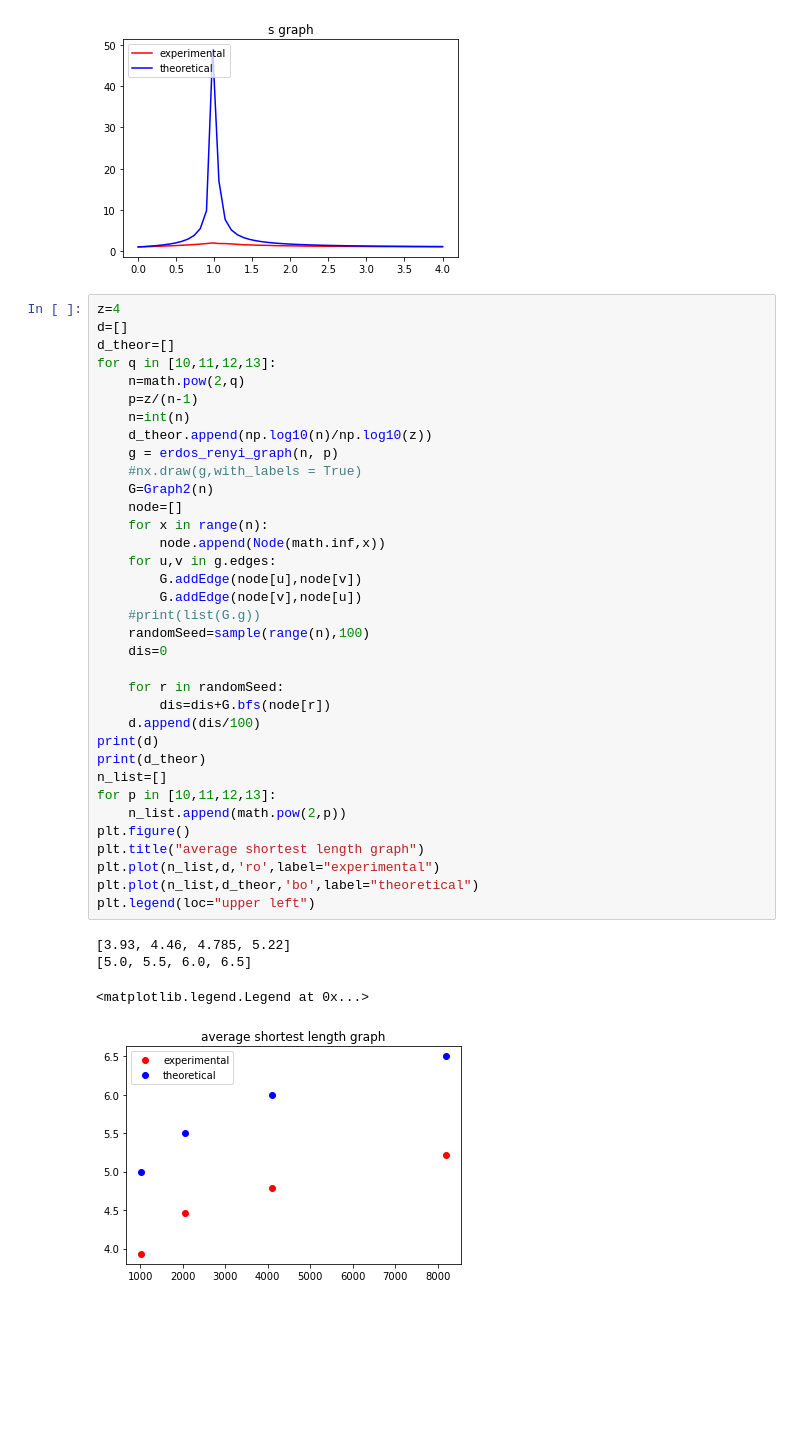
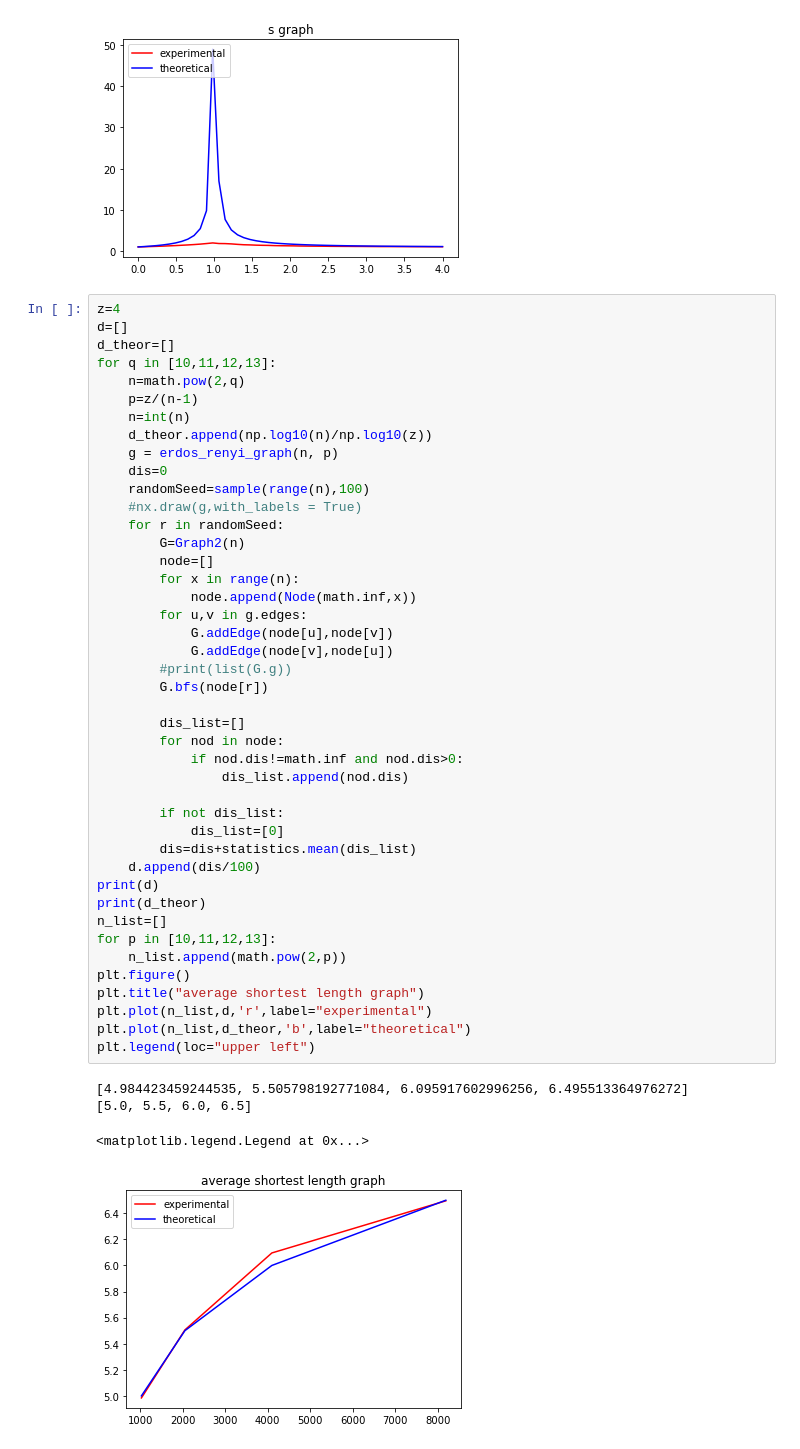
Before and after one commit to krgaurav-iitb/Poisson-random-graphs-analysis, a Jupyter notebook: graphAnalysis.ipynb, the cells around one changed output. Saved outputs shown, nothing was run; the diff lists cells and outputs as text; blank space fills up the shorter version.

```diff
--- a/graphAnalysis.ipynb
+++ b/graphAnalysis.ipynb
@@ -142,40 +142,48 @@ plt.legend(loc="upper left")
 # %%
 z=4
 d=[]
 d_theor=[]
 for q in [10,11,12,13]:
     n=math.pow(2,q)
     p=z/(n-1)
     n=int(n)
     d_theor.append(np.log10(n)/np.log10(z))
     g = erdos_renyi_graph(n, p)
+    dis=0
+    randomSeed=sample(range(n),100)
     #nx.draw(g,with_labels = True)
-    G=Graph2(n)
-    node=[]
-    for x in range(n):
-        node.append(Node(math.inf,x))
-    for u,v in g.edges:
-        G.addEdge(node[u],node[v])
-        G.addEdge(node[v],node[u])
-    #print(list(G.g))
-    randomSeed=sample(range(n),100)
-    dis=0
+    for r in randomSeed:
+        G=Graph2(n)
+        node=[]
+        for x in range(n):
+            node.append(Node(math.inf,x))
+        for u,v in g.edges:
+            G.addEdge(node[u],node[v])
+            G.addEdge(node[v],node[u])
+        #print(list(G.g))
+        G.bfs(node[r])
 
-    for r in randomSeed:
-        dis=dis+G.bfs(node[r])
+        dis_list=[]
+        for nod in node:
+            if nod.dis!=math.inf and nod.dis>0:
+                dis_list.append(nod.dis)
+
+        if not dis_list:
+            dis_list=[0]
+        dis=dis+statistics.mean(dis_list)
     d.append(dis/100)
 print(d)
 print(d_theor)
 n_list=[]
 for p in [10,11,12,13]:
     n_list.append(math.pow(2,p))
 plt.figure()
 plt.title("average shortest length graph")
-plt.plot(n_list,d,'ro',label="experimental")
-plt.plot(n_list,d_theor,'bo',label="theoretical")
+plt.plot(n_list,d,'r',label="experimental")
+plt.plot(n_list,d_theor,'b',label="theoretical")
 plt.legend(loc="upper left")
 # %% [output]
-[3.93, 4.46, 4.785, 5.22]
+[4.984423459244535, 5.505798192771084, 6.095917602996256, 6.495513364976272]
 [5.0, 5.5, 6.0, 6.5]
 <matplotlib.legend.Legend at 0x...>
-[figure, old version]
+[figure, new version]
```
Also changed, not shown: parts of 1 cell of this notebook.
